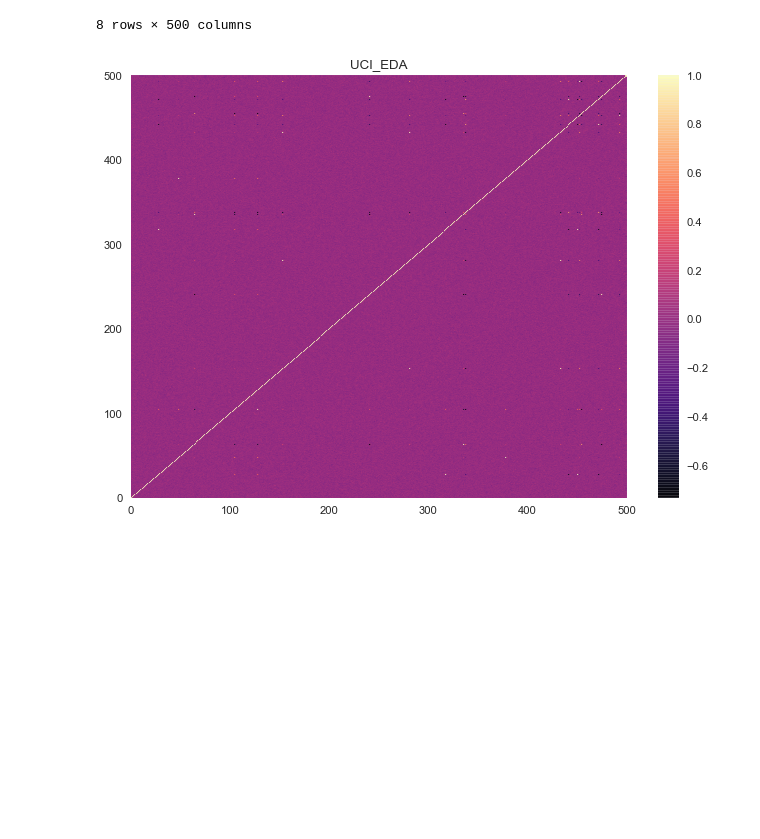
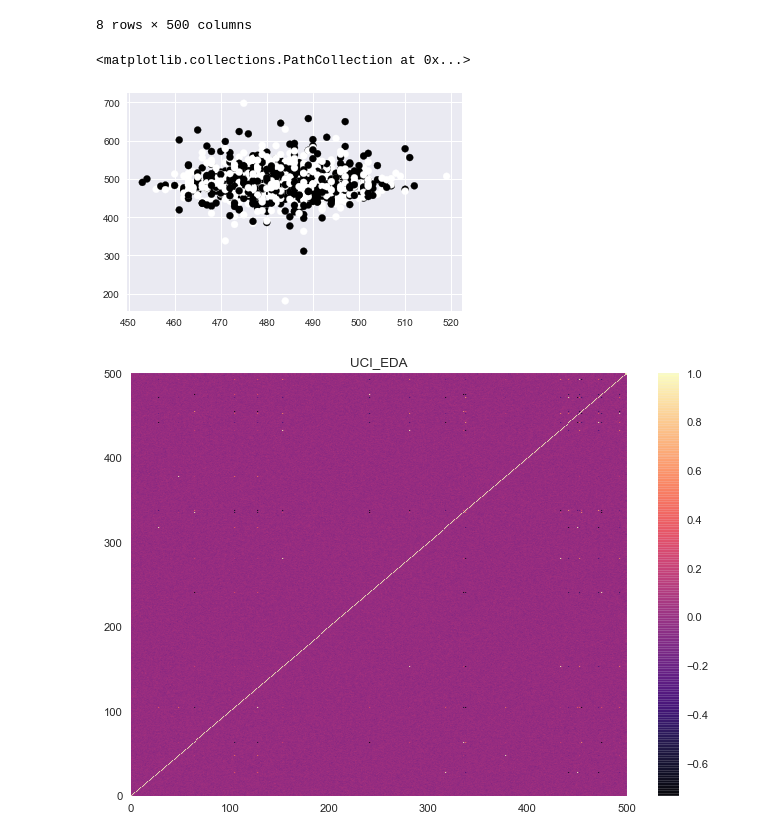
Before and after one commit to Uyentruong236/DSI_Project_3-Madelon_Feature_Selection, a Jupyter notebook: ipynb/00_EDA.ipynb, the cells around one changed output. Cells and saved outputs as stored; diff of their text form; code cells hidden in the pictures; blank space fills up the shorter version.

```diff
--- a/ipynb/00_EDA.ipynb
+++ b/ipynb/00_EDA.ipynb
@@ -66,6 +66,11 @@ X.describe()
 | 75% | 486.000000 | 503.000000 | 536.000000 | 490.000000 | 528.000000 | 484.000000 | 506.250000 | 477.000000 | 496.250000 | 484.00000 | ... | ... |
 | max | 503.000000 | 600.000000 | 654.000000 | 519.000000 | 688.000000 | 505.000000 | 611.000000 | 481.000000 | 536.000000 | 503.00000 | ... | ... |
 8 rows × 500 columns
+# %%
+plt.scatter(X[3],X[:4],c=y)
+# %% [output]
+<matplotlib.collections.PathCollection at 0x...>
+[figure, added]
 # %%
 # #correlation matrix
 plt.figure(figsize=(10,7), dpi=80)
```
Also changed, not shown: parts of 2 cells of this notebook, 15 other files.
